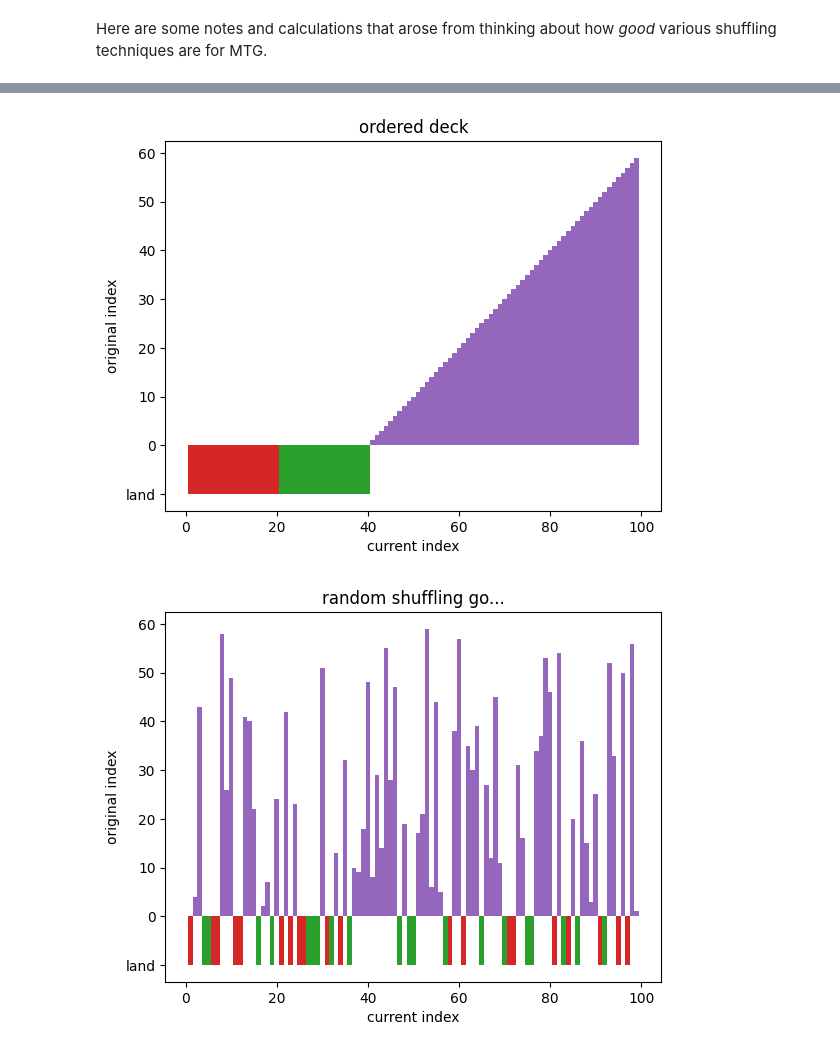
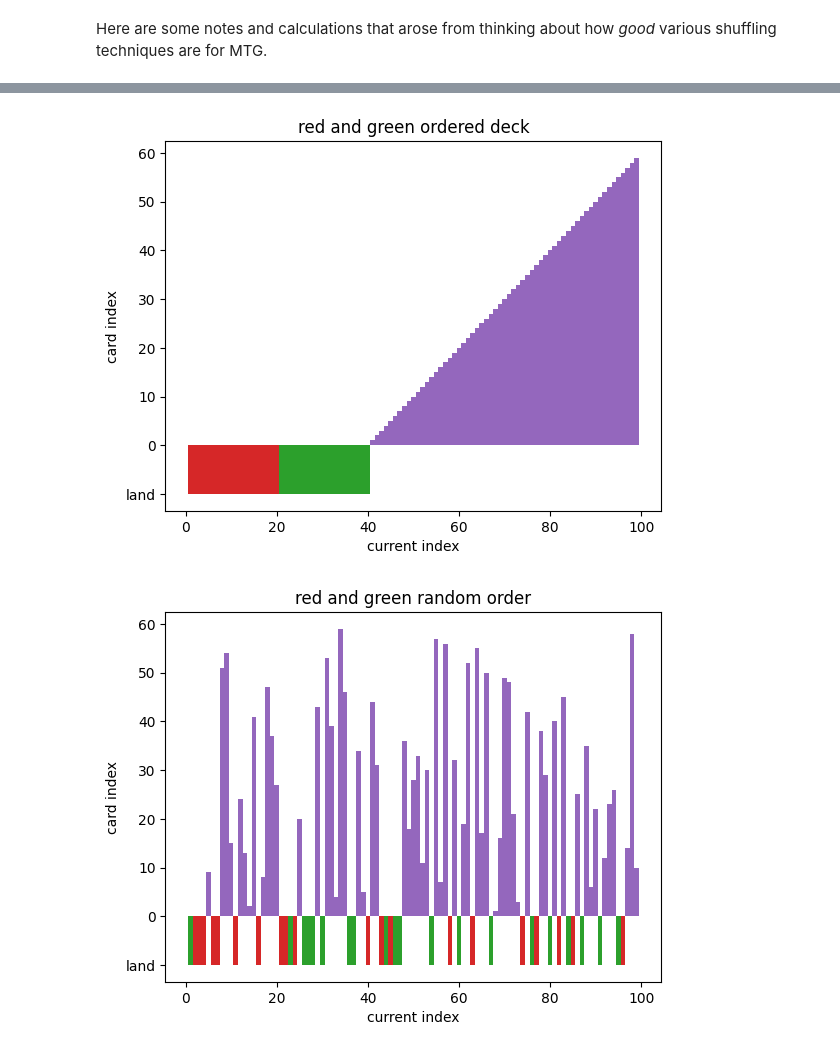
Before and after one commit to nouseforkeys/shuffle-visualisation, a Jupyter notebook: shuffle_visualisation.ipynb, the cells around one changed output, grey strips where cells are left out. Drawn from its saved outputs; the diff is of its cells as text; code cells hidden in the pictures.

```diff
--- a/shuffle_visualisation.ipynb
+++ b/shuffle_visualisation.ipynb
@@ -7,16 +9,0 @@ import random
-# %%
-# first let's set up a deck
-n_cards = 100
-lands = {
-    'white': 0,
-    'black': 0,
-    'red': 20,
-    'green': 20,
-    'blue': 0,
-}
-
-ordered_deck = []
-for land, number in lands.items():
-    ordered_deck.extend([land]*number)
-ordered_deck.extend([*range(1, n_cards - len(ordered_deck))])
-print(f'ordered_deck created with {len(ordered_deck)} cards (comander is separate)')
@@ -25,8 +37,9 @@ ordered_deck created with 99 cards (comander is separate)
 # %%
 # let's create a function to visualise deck order
-def visualise(library: list, title: str = None) -> None:
+def visualise(library: list, title: str = None, ax = None) -> None:
     """visualises library order"""
-    fig, ax = plt.subplots()
+    if ax is None:
+        fig, ax = plt.subplots()
 
     # create a bar axis with the card indecies of unique cards and a fixed
     # index for land original position doesn't matter for it.
@@ -45,7 +58,7 @@ def visualise(library: list, title: str = None) -> None:
     ax.bar(bar_indecies, bar_heights, color=bar_colours, width=1)
 
     # set up the axis labels and plot title
-    ax.set_ylabel('original index')
+    ax.set_ylabel('card index')
     y_vals, y_labels = ax.get_yticks(), ax.get_yticklabels()
     for y, label in zip(y_vals, y_labels):
         if y == land_height:
@@ -56,15 +69,3 @@ def visualise(library: list, title: str = None) -> None:
     ax.set_xlabel('current index')
     if title is not None:
         ax.set_title(title)
-
-
-visualise(ordered_deck, title='ordered deck')
-# %% [output]
-[figure, removed]
-# %%
-# ok let's try it out
-random_order = deepcopy(ordered_deck)
-random.shuffle(random_order)
-visualise(random_order, 'random shuffling go...')
-# %% [output]
-[figure, removed]
@@ -74,0 +72,19 @@ def land_distribution(library: list) -> None:
+# %%
+n_cards = 100
+lands = {
+    'white': 0,
+    'black': 0,
+    'red': 20,
+    'green': 20,
+    'blue': 0,
+}
+
+# generate some decks to visualise
+ordered_deck = get_ordered_commander_library(n_cards, lands)
+random_order = get_commander_library(n_cards, lands)
+
+visualise(ordered_deck, title='red and green ordered deck')
+visualise(random_order, title='red and green random order')
+# %% [output]
+[figure, added]
+[figure, added]
```
Also changed, not shown: parts of 9 cells of this notebook.
